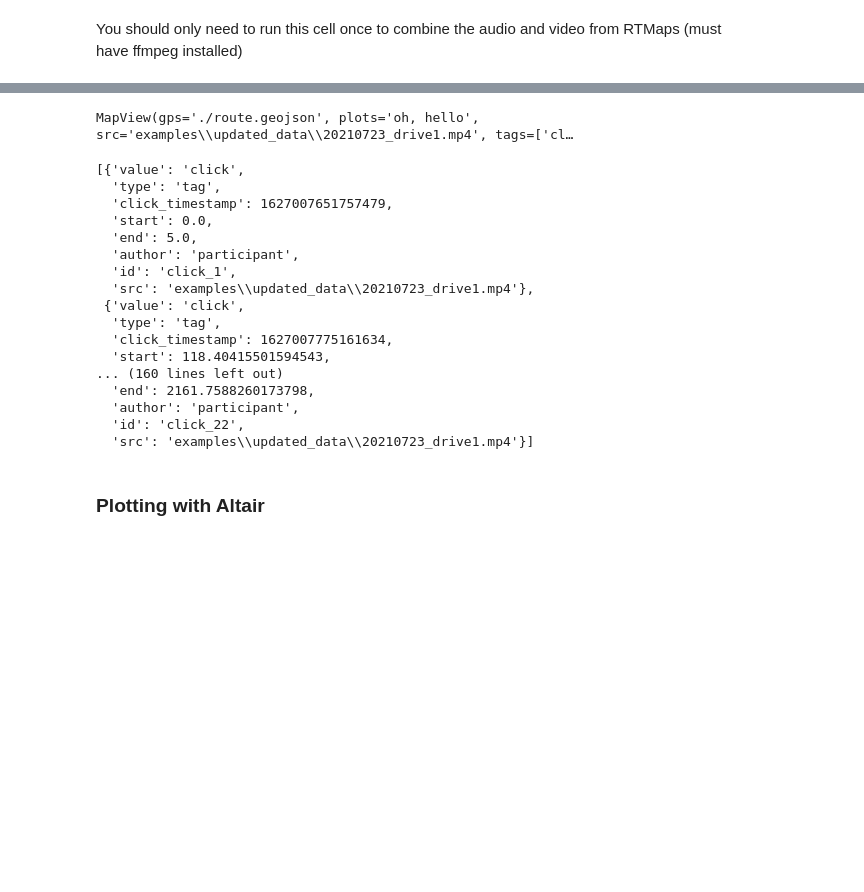
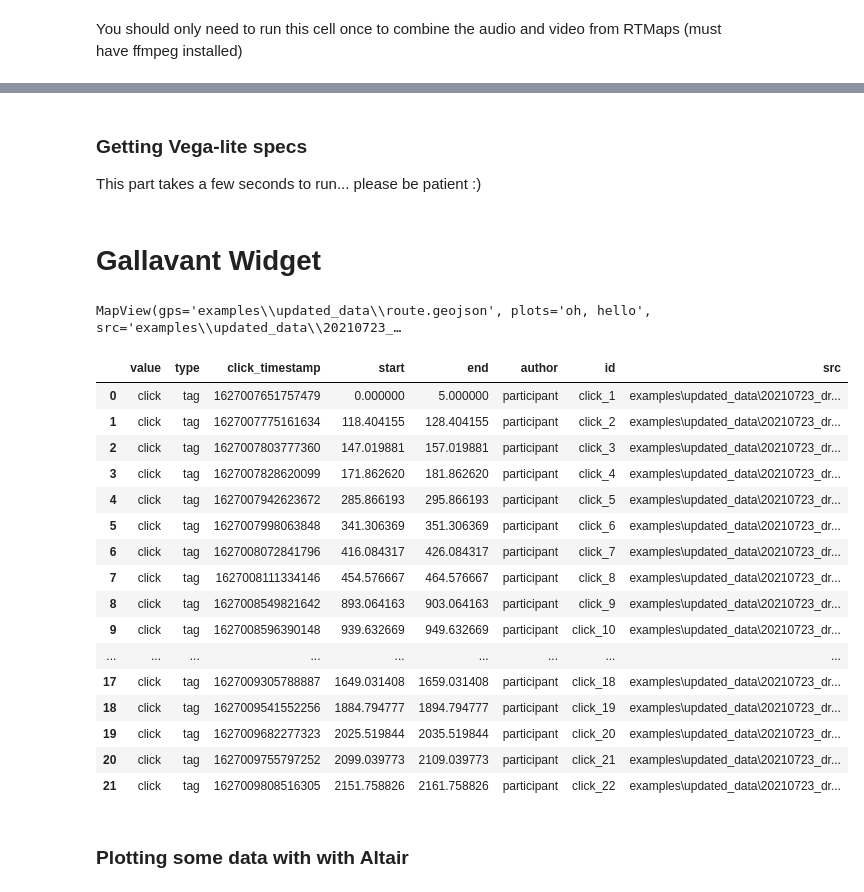
Before and after one commit to imandel/gallavant, a Jupyter notebook: Gallavant_qut.ipynb, the cells around one changed output, grey strips where cells are left out. Cells and saved outputs as stored; diff of their text form; code cells hidden in the pictures; blank space fills up the shorter version.

Commit message:
pushing the latest version where a vega-lite plot is displayed

```diff
--- a/Gallavant_qut.ipynb
+++ b/Gallavant_qut.ipynb
@@ -103,0 +99,6 @@ for item in timestamps:
+# %%
+df2 = df.copy(deep=True)
+df2['Video_time'] = df2.Timestamp/1000000 - df2.Timestamp[0]/1000000
+video_time_column = df2.pop('Video_time')
+df2.insert(1, "Video_time", video_time_column)
+df2
@@ -103,0 +119,11 @@ for item in timestamps:
+# %%
+dataset_df = df2.reset_index()
+
+latt = list(dataset_df.Lattitude)
+long = list(dataset_df.Longitude)
+timestamps = list(dataset_df.Timestamp)
+
+formatted_timestamps = []
+for item in timestamps:
+    formatted_timestamps.append(datetime.utcfromtimestamp(item/1000000).isoformat())
+dataset_df
@@ -130,3 +180,2 @@ with open('route.geojson', 'w') as of:
 # %%
-# click_data = parseClicks(filepath/'RecFile_1_20210728_130455_Pmarker_Pmarker_Integer32.csv', gps_data[0][0]/1000000, str(filepath / 'output.mp4'), filepath/'clicks.json')
-click_data = parseClicks(df, timestamps[0]/1000000, str(filepath / '20210723_drive1.mp4'), filepath/'clicks.json')
+click_data = parseClicks(dataset_df, timestamps[0]/1000000, os.path.join(filepath, '20210723_drive1.mp4'), os.path.join(filepath, 'clicks.json'))
@@ -132,0 +254,4 @@ click_data = parseClicks(df, timestamps[0]/1000000, str(filepath / '20210723_dri
+# %% [markdown]
+### Getting Vega-lite specs
+
+This part takes a few seconds to run... please be patient :)
@@ -133,37 +284,40 @@ click_data = parseClicks(df, timestamps[0]/1000000, str(filepath / '20210723_dri
+# %% [markdown]
+# Gallavant Widget
 # %%
 g = MapView(
-    src= str(filepath / '20210723_drive1.mp4'),
-    gps = './route.geojson',
-#     gps = os.path.join(filepath, 'route.geojson'),
+    src=os.path.join(filepath, '20210723_drive1.mp4'),
+    gps=os.path.join(filepath, 'route.geojson'),
 #     peaks='Data example/Study_1/Data/280821_S_HOB804105_SCH994680/RTMaps/20210728_130455_RecFile_1/output.peaks.json',
 #     views=[str(filepath / 'RecFile_1_20210728_130455_Webcam_output.mp4')], # 'RecFile_1_20210728_130455_Webcam_output.mp4'
 #     peaks= str(filepath/'output.peaks.json'),
-    tags = ['click'],
+    tags=['click'],
     df=pd.DataFrame(click_data),
-    plots= "oh, hello"
+    plots="oh, hello",
+#    plots=click_seq_chart_spec_array # pass the altair specs here
+#     dataset=dataset_df,
 )
 g
 # %% [output]
-MapView(gps='./route.geojson', plots='oh, hello', src='examples\\updated_data\\20210723_drive1.mp4', tags=['cl…
+MapView(gps='examples\\updated_data\\route.geojson', plots='oh, hello', src='examples\\updated_data\\20210723_…
 # %%
-click_data
+g.df
 # %% [output]
-[{'value': 'click',
-  'type': 'tag',
-  'click_timestamp': 1627007651757479,
-  'start': 0.0,
-  'end': 5.0,
-  'author': 'participant',
-  'id': 'click_1',
-  'src': 'examples\\updated_data\\20210723_drive1.mp4'},
- {'value': 'click',
-  'type': 'tag',
-  'click_timestamp': 1627007775161634,
-  'start': 118.40415501594543,
-... (160 lines left out)
-  'end': 2161.7588260173798,
-  'author': 'participant',
-  'id': 'click_22',
-  'src': 'examples\\updated_data\\20210723_drive1.mp4'}]
+|  | value | type | click_timestamp | start | end | author | id | src |
+| 0 | click | tag | 1627007651757479 | 0.000000 | 5.000000 | participant | click_1 | examples\updated_data\20210723_dr... |
+| 1 | click | tag | 1627007775161634 | 118.404155 | 128.404155 | participant | click_2 | examples\updated_data\20210723_dr... |
+| 2 | click | tag | 1627007803777360 | 147.019881 | 157.019881 | participant | click_3 | examples\updated_data\20210723_dr... |
+| 3 | click | tag | 1627007828620099 | 171.862620 | 181.862620 | participant | click_4 | examples\updated_data\20210723_dr... |
+| 4 | click | tag | 1627007942623672 | 285.866193 | 295.866193 | participant | click_5 | examples\updated_data\20210723_dr... |
+| 5 | click | tag | 1627007998063848 | 341.306369 | 351.306369 | participant | click_6 | examples\updated_data\20210723_dr... |
+| 6 | click | tag | 1627008072841796 | 416.084317 | 426.084317 | participant | click_7 | examples\updated_data\20210723_dr... |
+| 7 | click | tag | 1627008111334146 | 454.576667 | 464.576667 | participant | click_8 | examples\updated_data\20210723_dr... |
+| 8 | click | tag | 1627008549821642 | 893.064163 | 903.064163 | participant | click_9 | examples\updated_data\20210723_dr... |
+| 9 | click | tag | 1627008596390148 | 939.632669 | 949.632669 | participant | click_10 | examples\updated_data\20210723_dr... |
+| ... | ... | ... | ... | ... | ... | ... | ... | ... |
+| 17 | click | tag | 1627009305788887 | 1649.031408 | 1659.031408 | participant | click_18 | examples\updated_data\20210723_dr... |
+| 18 | click | tag | 1627009541552256 | 1884.794777 | 1894.794777 | participant | click_19 | examples\updated_data\20210723_dr... |
+| 19 | click | tag | 1627009682277323 | 2025.519844 | 2035.519844 | participant | click_20 | examples\updated_data\20210723_dr... |
+| 20 | click | tag | 1627009755797252 | 2099.039773 | 2109.039773 | participant | click_21 | examples\updated_data\20210723_dr... |
+| 21 | click | tag | 1627009808516305 | 2151.758826 | 2161.758826 | participant | click_22 | examples\updated_data\20210723_dr... |
 # %% [markdown]
-### Plotting with Altair
+### Plotting some data with with Altair
```
Also changed, not shown: parts of 40 cells of this notebook, 4 other files.
